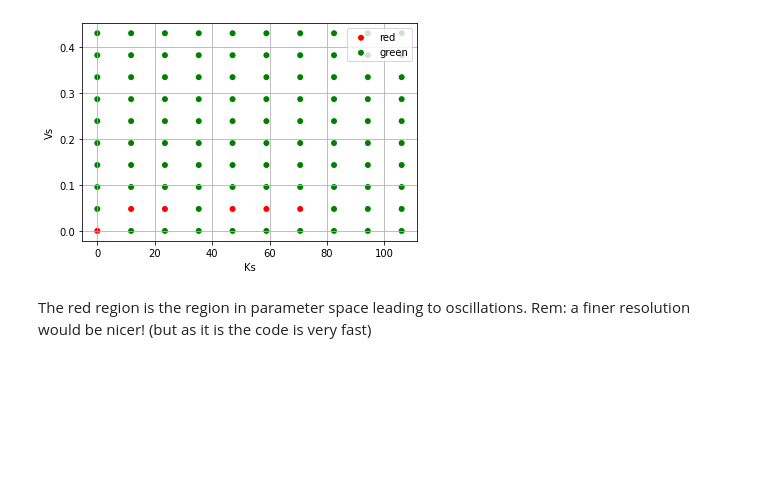
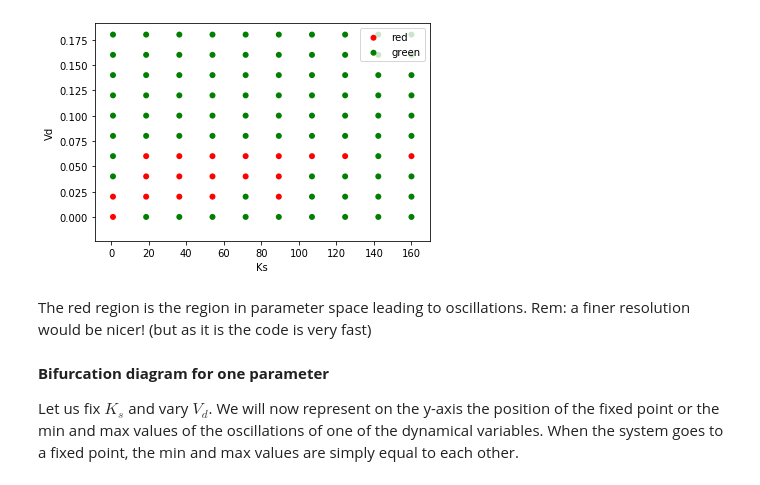
Before and after one commit to sophiedeb/code_NLD, a Jupyter notebook: cyano_clock_oscillations_bifurcation_figure.ipynb, the cells around one changed output. Drawn from its saved outputs; the diff is of its cells as text; code cells hidden in the pictures; blank space fills up the shorter version.

```diff
--- a/cyano_clock_oscillations_bifurcation_figure.ipynb
+++ b/cyano_clock_oscillations_bifurcation_figure.ipynb
@@ -11,8 +12,6 @@ t_i = 0
 dt = .1
 tvector = np.arange(t_i, t_f, dt)
 tmax = len(tvector)
-
-
 
 
 def stepfct(S):# approximate the function maximum by a smooth function
@@ -144,7 +143,7 @@ class monomer_clock:
 		#tmax=self.tmax
 #		timelapse = self.timelapse(t)
 		#remove transient and normalize before fft
-		timelapse = timelapse[int(tmax/2):tmax,]
+		timelapse = timelapse[int(4*tmax/5):tmax,]
 		#normalize the rest of the time series
 		for k in range(timelapse.shape[1]):
 			timelapse[:,k]= timelapse[:,k]-np.mean(timelapse[:,k])
@@ -170,9 +169,9 @@ class monomer_clock:
 		timelapse=self.timelapse()
 		#t = self.tvector
 		#tmax=self.tmax
-		t_notrans=t[int(tmax/2):tmax]
+		t_notrans=t[int(4*tmax/5):tmax]
 		#means_timelapse = [np.]
-		locmax = argrelextrema(timelapse[int(tmax/2):tmax,self.index_choice], np.greater)
+		locmax = argrelextrema(timelapse[int(4*tmax/5):tmax,self.index_choice], np.greater)
 		#locmin = argrelextrema(timelapse[int(tmax/2):tmax,2], np.less)
 		number_of_max_peaks=np.shape(locmax)[1]
 		periods_locmax=t_notrans[locmax[0][1:number_of_max_peaks]]-t_notrans[locmax[0][0:(number_of_max_peaks-1)]]
@@ -216,5 +219,6 @@ fig.savefig("timelapse_and_pws.pdf")
 # %%
-t= np.arange(0,100,.1,dtype=float)
+
+#t= np.arange(0,100,.1,dtype=float)
 xs_int = np.array([2.23,0.83,0.31,0.48,0.037],dtype=float)
 
 Npoints=10
@@ -222,8 +226,8 @@ oscillationKs = []
 oscillationVd = []
 nooscillationKs = []
 nooscillationVd = []
-for Ks in np.linspace(0.05,106,Npoints):
-    for Vd in np.linspace(0.0002,0.43,Npoints):
+for Ks in np.linspace(1,160,Npoints):
+    for Vd in np.linspace(0.0002,0.18,Npoints):
 
         parms['Ks'] = Ks
         parms['Vd'] = Vd
@@ -232,11 +236,20 @@ for Ks in np.linspace(0.05,106,Npoints):
 
         myclock.setparameters(parms)
         xs= myclock.timelapse()
+        #plt.plot(xs[:,0])
+        if abs(np.min(xs[3000:,0])-np.max(xs[3000:,0]))<10**(-10):#np.any(np.real(abs(xs[800,0]-xs[700,0]))< 0.1) : #rem: the condition for oscillation is a bit rough here...
 
-        if np.any(np.real(abs(xs[800,0]-xs[700,0]))< 0.1) :
             nooscillationKs.append(Ks)
             nooscillationVd.append(Vd)
 
         else:
-            oscillationKs.append(Ks)
-            oscillationVd.append(Vd)
+            period_est = myclock.estimate_period()
+            if math.isnan(period_est):
+                nooscillationKs.append(Ks)
+                nooscillationVd.append(Vd)
+            else:
+                #print(period_est)
+                #period_est_fft=myclock.estimate_period_fft()
+                #print(period_est_fft)
+                oscillationKs.append(Ks)
+                oscillationVd.append(Vd)
@@ -243,21 +276,25 @@ for Ks in np.linspace(0.05,106,Npoints):
 # %%
-plt.rcParams['legend.numpoints'] = 1
+#plt.rcParams['legend.numpoints'] = 1
 
 fig, ax = plt.subplots()
 for color in ['red', 'green']:
     if (color=='red'):
         x, y = [oscillationKs,oscillationVd]
         ax.scatter(x, y, c=color, label='red',edgecolors='none')
     if (color=='green'):
         x, y = [nooscillationKs,nooscillationVd]
         ax.scatter(x, y, c=color, label=color,edgecolors='none')
 
-ax.legend(scatterpoints=1,loc='best')
-ax.grid(True)
+ax.legend(scatterpoints=1,loc='upper right')
+#ax.grid(True)
 plt.xlabel('Ks')
-plt.ylabel('Vs')
+plt.ylabel('Vd')
 plt.show()
 # %% [output]
-[figure, old version]
+[figure, new version]
 # %% [markdown]
 The red region is the region in parameter space leading to oscillations. Rem: a finer resolution would be nicer! (but as it is the code is very fast)
+# %% [markdown]
+<b> Bifurcation diagram for one parameter </b>
+
+Let us fix $K_s$ and vary $V_d$. We will now represent on the y-axis the position of the fixed point or the min and max values of the oscillations of one of the dynamical variables. When the system goes to a fixed point, the min and max values are simply equal to each other.
```
Also changed, not shown: parts of 8 cells of this notebook.
